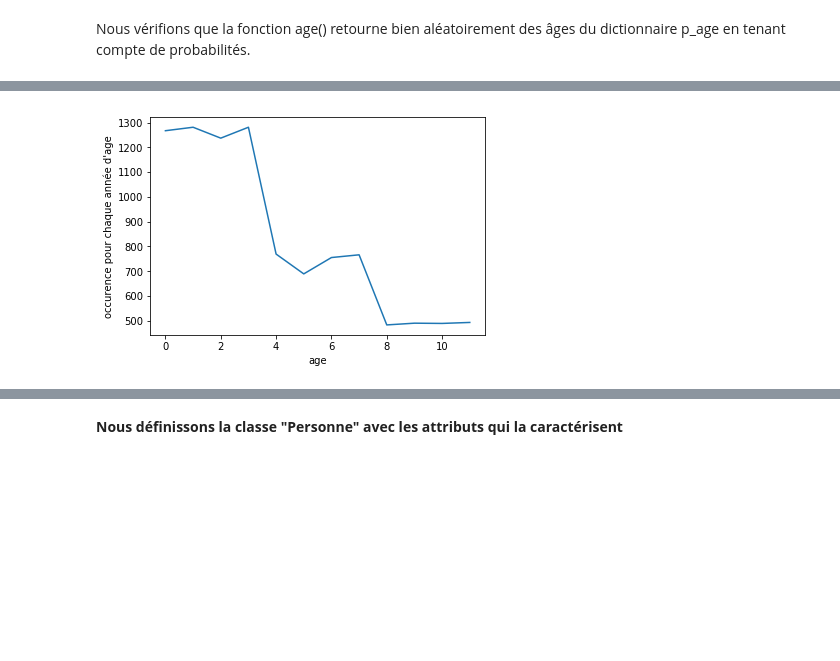
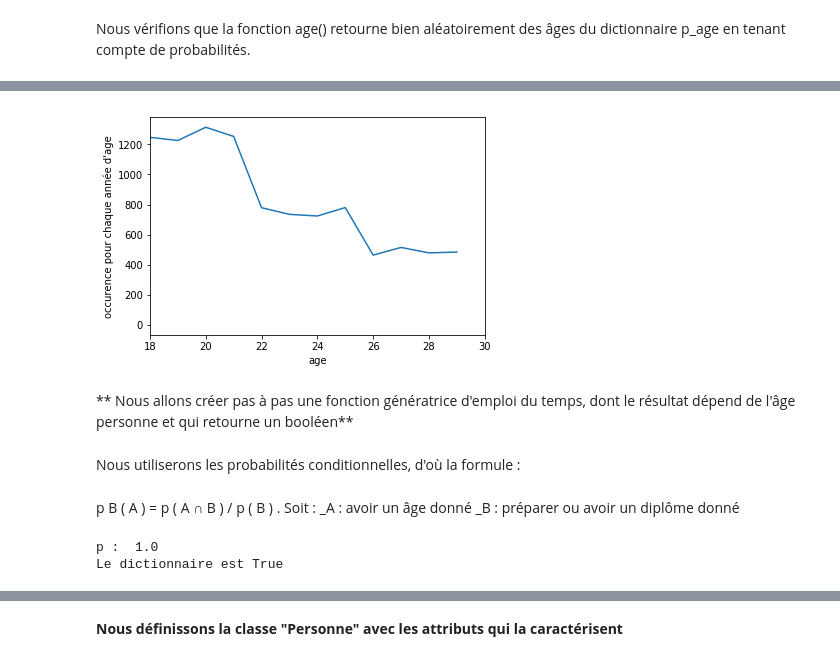
Before and after one commit to sebtuaux/biblioth-que, a Jupyter notebook: Remplissage d'une bibilothèque.ipynb, the cells around one changed output, grey strips where cells are left out. Drawn from its saved outputs; the diff is of its cells as text; code cells hidden in the pictures; blank space fills up the shorter version.

```diff
--- a/Remplissage d'une bibilothèque.ipynb
+++ b/Remplissage d'une bibilothèque.ipynb
@@ -623,12 +615,17 @@ from random import randint
 # %%
 #Voici notre dictionnaire de probabilité p_age
 
-
 # valeur = probabilité et clé = age compris entre deux bornes ([debut,fin])
 p_age = {(18,21) : 0.5 , (22,25) : 0.3 , (26,29) : 0.2}
+
 # On teste si la somme des probabilités vaut 1
-s=0
-for valeur in p_age.values():
-    s+=valeur
-print("Le dictionnaire est",s==1)
+
+def verif_dic(dictionnaire):
+    s=0.0
+    for valeur in dictionnaire.values():
+        s+=valeur
+    print("p : ",s)
+    print("Le dictionnaire est",s==1)
+
+verif_dic(p_age)
 # %% [output]
@@ -675,7 +673,7 @@ def verif_age2():
     for loop in range(10000):
         age = Age()
         L[age-18] += 1
-    return L
+    return[ 0]*18 + L
 verif_age2()
 # On remarque que la probabilité d'avoir un âge donné est égale à la probabilité de la tranche d'âge, divisée par 4.
 # %% [output]
@@ -683,15 +697,49 @@ verif_age2()
 # %%
 def plot_age(L):
     plt.figure()
-
+    plt.gca().set_xlim(18, 30)
     plt.ylabel("occurence pour chaque année d'age")
     plt.xlabel("age")
     plt.plot(L)
     plt.show()
     return
 plot_age(verif_age2())
 # %% [output]
-[figure, old version]
+[figure, new version]
+# %% [markdown]
+** Nous allons créer pas à pas une fonction génératrice d'emploi du temps, dont le résultat dépend de l'âge personne et qui retourne un booléen**
+# %% [markdown]
+Nous utiliserons les probabilités conditionnelles, d'où la formule :
+# %% [markdown]
+p
+B
+(
+A
+) =
+p
+(
+A
+∩
+B
+)
+/
+p
+(
+B
+)
+.
+Soit :
+_A : avoir un âge donné
+_B : préparer ou  avoir un diplôme donné
+# %%
+dic_diplome = {'licence' :0.17,'master': 0.27, 'doctorat' : 0.56}
+verif_dic(dic_diplome)
+def diplome(age):
+    '''int -> str
+    retourne un  nom de diplôme en tenant compte de l'âge de l'étudiant et du dictionnaire dic_diplôme'''
+# %% [output]
+p :  1.0
+Le dictionnaire est True
 # %%
 # Dictionnaire représentant la distribution de probabilité des descendants.
 # clef = nombre de descendants et valeur = probabilité
```
Also changed, not shown: parts of 15 cells of this notebook.
